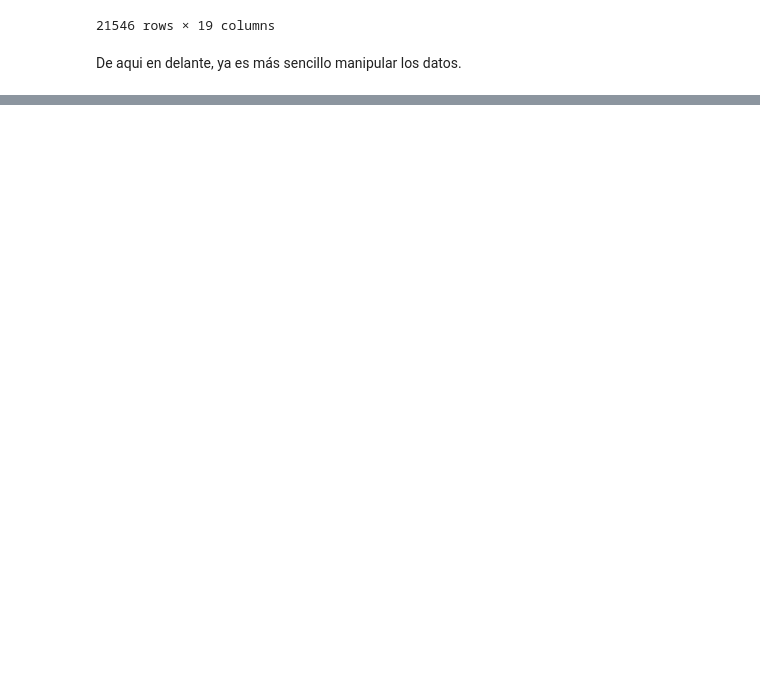
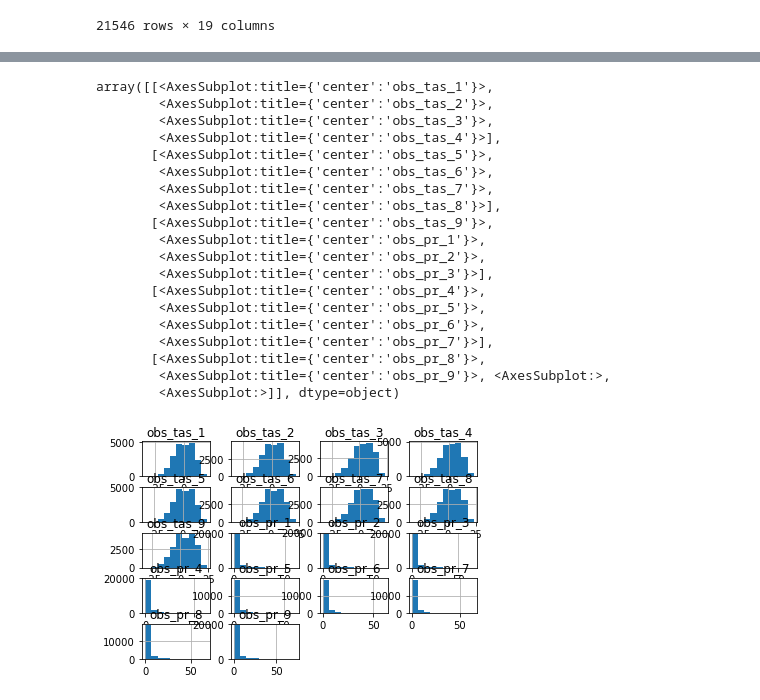
Before and after one commit to Jairo22EnriqueTec/CienciaDatosTopologia, a Jupyter notebook: Analisis.ipynb, the cells around one changed output, grey strips where cells are left out. Drawn from its saved outputs; the diff is of its cells as text; code cells hidden in the pictures; blank space fills up the shorter version.

```diff
--- a/Analisis.ipynb
+++ b/Analisis.ipynb
@@ -138,8 +151,6 @@ data_tas_pr
 | 21544 | -7.000000 | -6.5 | -3.4 | -5.900000 | -6.100000 | -4.800000 | -5.0 | -3.8 | -3.0 | ... |
 | 21545 | -2.400000 | -2.1 | 1.3 | -1.500000 | -1.800000 | -0.800000 | -0.9 | 0.5 | 1.1 | ... |
 21546 rows × 19 columns
-# %% [markdown]
-De aqui en delante, ya es más sencillo manipular los datos.
 # %%
 #comprobamos que no haya valores nulos
 data_tas_pr.describe()
@@ -161,3 +172,26 @@ data_tas_pr.notnull().describe()
 | unique | 1 | 1 | 1 | 1 | 1 | 1 | 1 | 1 | 1 | ... |
 | top | True | True | True | True | True | True | True | True | True | ... |
 | freq | 21546 | 21546 | 21546 | 21546 | 21546 | 21546 | 21546 | 21546 | 21546 | ... |
+# %%
+data_tas_pr.hist()
+# %% [output]
+array([[<AxesSubplot:title={'center':'obs_tas_1'}>,
+        <AxesSubplot:title={'center':'obs_tas_2'}>,
+        <AxesSubplot:title={'center':'obs_tas_3'}>,
+        <AxesSubplot:title={'center':'obs_tas_4'}>],
+       [<AxesSubplot:title={'center':'obs_tas_5'}>,
+        <AxesSubplot:title={'center':'obs_tas_6'}>,
+        <AxesSubplot:title={'center':'obs_tas_7'}>,
+        <AxesSubplot:title={'center':'obs_tas_8'}>],
+       [<AxesSubplot:title={'center':'obs_tas_9'}>,
+        <AxesSubplot:title={'center':'obs_pr_1'}>,
+        <AxesSubplot:title={'center':'obs_pr_2'}>,
+        <AxesSubplot:title={'center':'obs_pr_3'}>],
+       [<AxesSubplot:title={'center':'obs_pr_4'}>,
+        <AxesSubplot:title={'center':'obs_pr_5'}>,
+        <AxesSubplot:title={'center':'obs_pr_6'}>,
+        <AxesSubplot:title={'center':'obs_pr_7'}>],
+       [<AxesSubplot:title={'center':'obs_pr_8'}>,
+        <AxesSubplot:title={'center':'obs_pr_9'}>, <AxesSubplot:>,
+        <AxesSubplot:>]], dtype=object)
+[figure, added]
```
Also changed, not shown: parts of 2 cells of this notebook.
